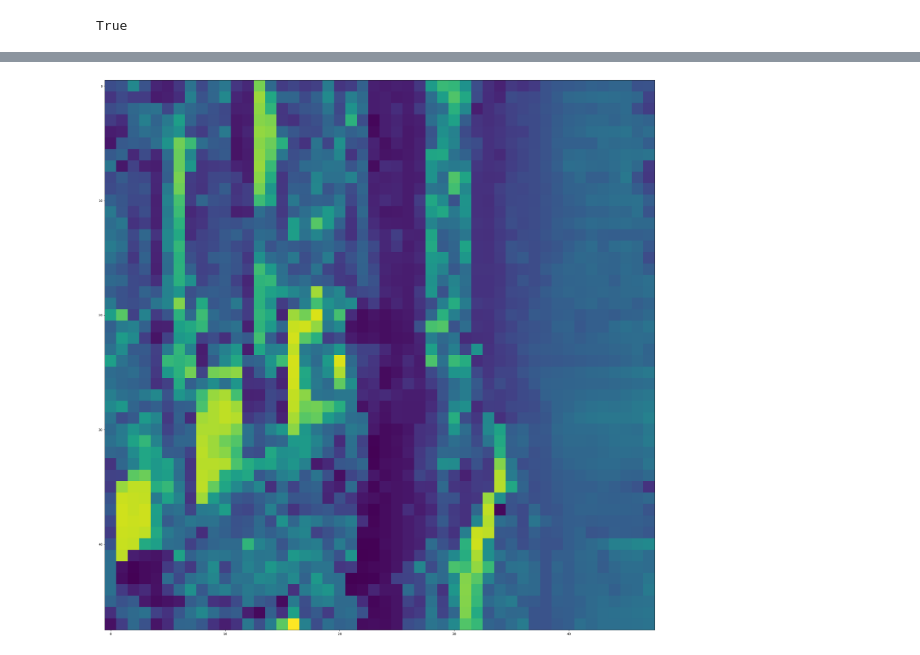
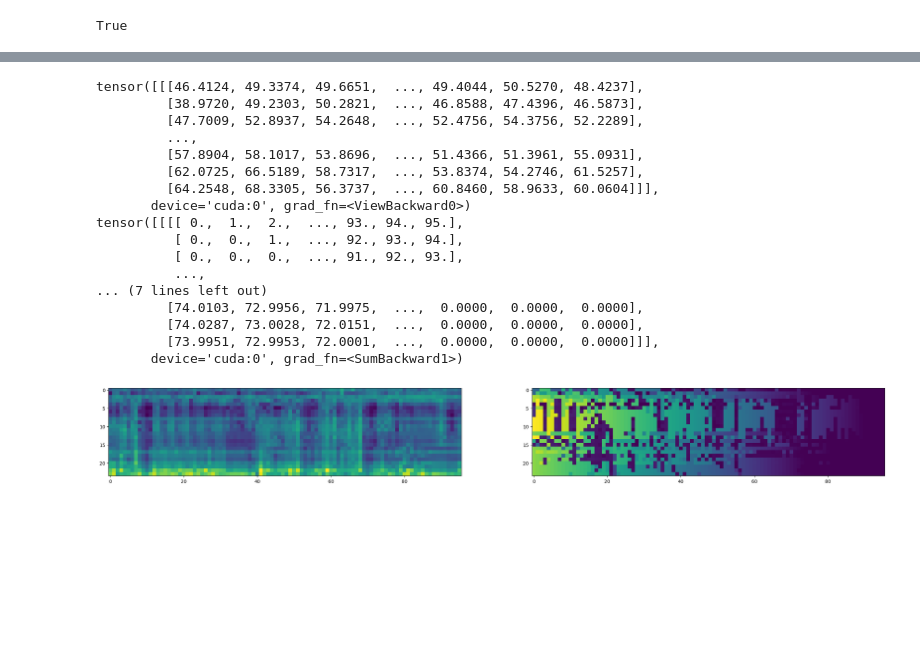
Before and after one commit to liu-yii/StereoSRTransformer, a Jupyter notebook: feat_vis.ipynb, the cells around one changed output, grey strips where cells are left out. Drawn from its saved outputs; the diff is of its cells as text; code cells hidden in the pictures; blank space fills up the shorter version.

```diff
--- a/feat_vis.ipynb
+++ b/feat_vis.ipynb
@@ -206,19 +346,52 @@ torch.Size([48, 48, 48])
 # %%
 h,w,w = M_left_to_right.shape
 index = torch.arange(w).view(1, 1, 1, w).to(M_right_to_left.device).float()    # index: 1*1*1*w
-disp1 = torch.sum(M_right_to_left * index, dim=-1).view( 1, h, w) # x axis of the corresponding point
-disp2 = torch.sum(M_left_to_right * index, dim=-1).view( 1, h, w)
-
+disp1 = torch.sum(M_right_to_left * index, dim=-1).view(1, h, w) # x axis of the corresponding point
+#  disp2 = torch.sum(M_left_to_right * index, dim=-1).view(1, h, w)
+print(disp1)
+pos_shift = gen_pos_shift(96, 'cuda')
+print(pos_shift)
+disp2,norm = gen_raw_disp(M_left_to_right.unsqueeze(0), pos_shift)
+disp2 = disp2
+print(disp2)
 
 # disp = disp.squeeze(0)
 gray_scale = torch.sum(disp1,0)
 gray_scale = gray_scale /disp1.shape[0]  # torch.Size([64, 112, 112]) —> torch.Size([112, 112])   从彩色图片变为黑白图片  压缩64个颜色通道维度，否则feature map太多张
 gray_scale = gray_scale.data.cpu().numpy()
 
+gray_scale2 = torch.sum(disp2,0)
+gray_scale2 = gray_scale2 /disp2.shape[0]  # torch.Size([64, 112, 112]) —> torch.Size([112, 112])   从彩色图片变为黑白图片  压缩64个颜色通道维度，否则feature map太多张
+gray_scale2 = gray_scale2.data.cpu().numpy()
 
-fig = plt.figure(figsize=(30, 50))
+
+fig = plt.figure(1, figsize=(30, 50))
+plt.subplot(1,2,1)
 img_plot = plt.imshow(gray_scale)
+fig2 = plt.figure(1, figsize=(30, 50))
+plt.subplot(1,2,2)
+img_plot2 = plt.imshow(gray_scale2)
+# fig3 = plt.figure(1, figsize=(30, 50))
+# plt.subplot(1,3,3)
+# img_plot2 = plt.imshow(feat_right_pca)
 # cv2.imwrite('heat_map.jpg', blended_img)  # 将图像保存到硬盘
 plt.savefig('vis/disp.jpg', bbox_inches='tight')  # 若不加bbox_inches='tight'，保存的图片可能不完整
 # %% [output]
+tensor([[[46.4124, 49.3374, 49.6651,  ..., 49.4044, 50.5270, 48.4237],
+         [38.9720, 49.2303, 50.2821,  ..., 46.8588, 47.4396, 46.5873],
+         [47.7009, 52.8937, 54.2648,  ..., 52.4756, 54.3756, 52.2289],
+         ...,
+         [57.8904, 58.1017, 53.8696,  ..., 51.4366, 51.3961, 55.0931],
+         [62.0725, 66.5189, 58.7317,  ..., 53.8374, 54.2746, 61.5257],
+         [64.2548, 68.3305, 56.3737,  ..., 60.8460, 58.9633, 60.0604]]],
+       device='cuda:0', grad_fn=<ViewBackward0>)
+tensor([[[[ 0.,  1.,  2.,  ..., 93., 94., 95.],
+          [ 0.,  0.,  1.,  ..., 92., 93., 94.],
+          [ 0.,  0.,  0.,  ..., 91., 92., 93.],
+          ...,
+... (7 lines left out)
+         [74.0103, 72.9956, 71.9975,  ...,  0.0000,  0.0000,  0.0000],
+         [74.0287, 73.0028, 72.0151,  ...,  0.0000,  0.0000,  0.0000],
+         [73.9951, 72.9953, 72.0001,  ...,  0.0000,  0.0000,  0.0000]]],
+       device='cuda:0', grad_fn=<SumBackward1>)
-[figure, old version]
+[figure, new version]
```
Also changed, not shown: parts of 13 cells of this notebook, 50 other files.
